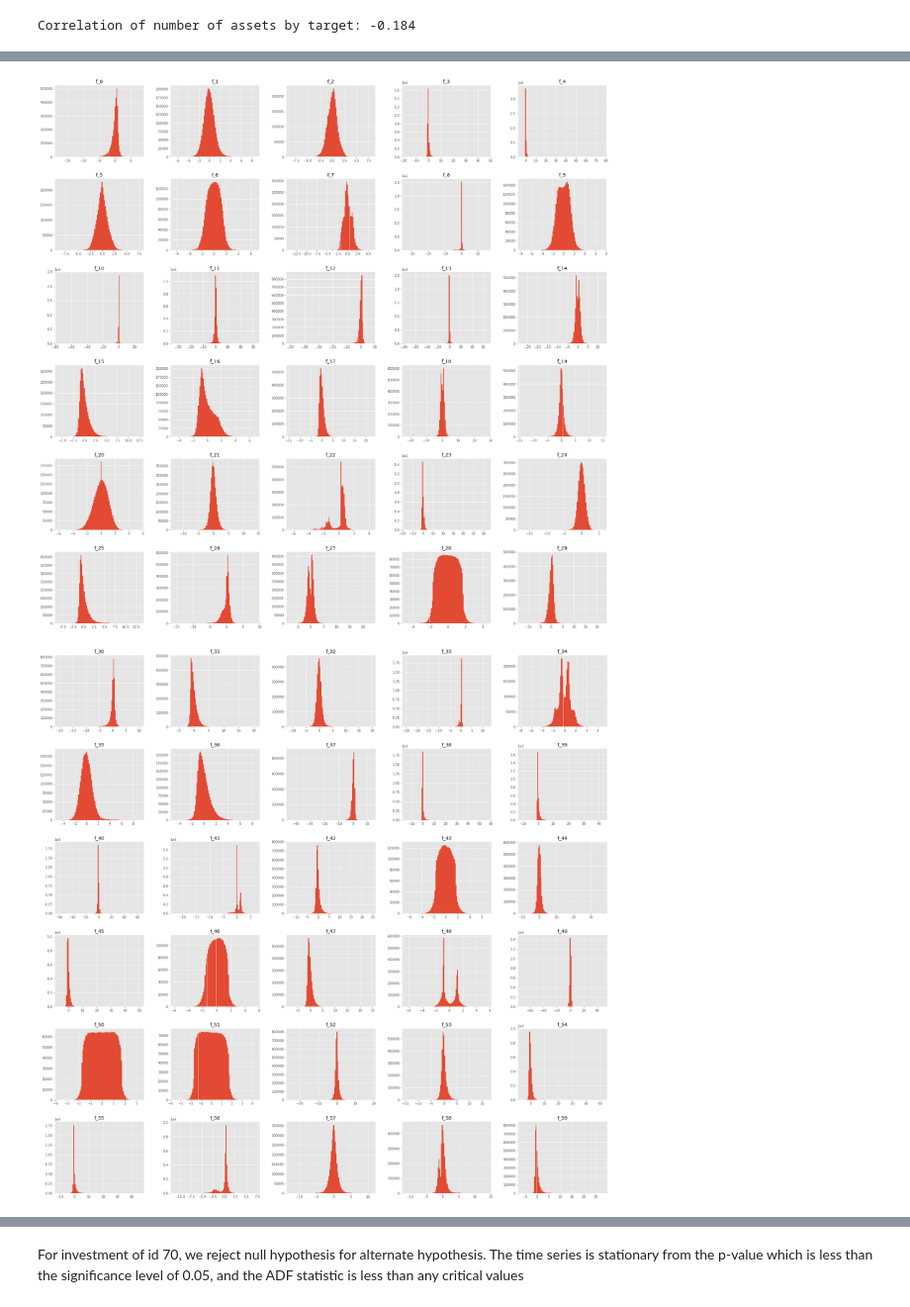
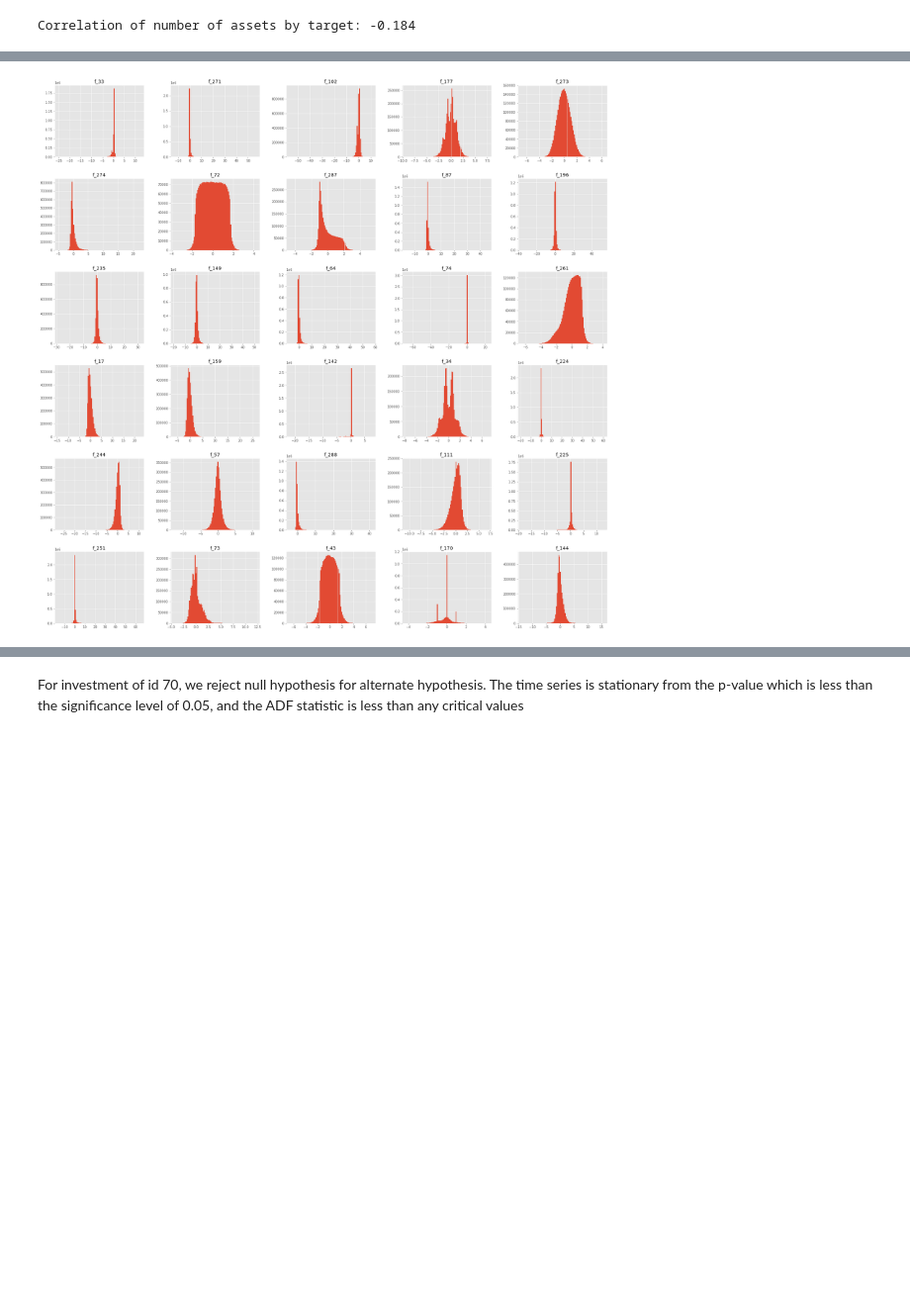
Before and after one commit to denniesbor/module2, a Jupyter notebook: eda-ubiquant-market-prediction.ipynb, the cells around one changed output, grey strips where cells are left out. Shown at 99% size. Drawn from its saved outputs; the diff is of its cells as text; code cells hidden in the pictures; blank space fills up the shorter version.

```diff
--- a/eda-ubiquant-market-prediction.ipynb
+++ b/eda-ubiquant-market-prediction.ipynb
@@ -285,19 +329,16 @@ plt.show()
 # %%
 def plot_hist():
-    '''Plot distribution of the features from f_0 to f_300
+    '''Plot distribution of the features extracted randomly
+    between 0 & 299
 
     '''
-    for i in range(0,10):
-        min_ = i*30
-        max_ = 30*(i+1)
 
-        columns = [f"f_{_}" for _ in range(min_,max_)]
-        train.hist(column = columns, bins = 100, figsize = (30,30))
-        plt.show()
+    columns = [f"f_{_}" for _ in np.random.choice(range(299), 30, replace=False)]
+    train.hist(column = columns, bins = 100, figsize = (30,30))
+    plt.show()
 
     return
 
 plot_hist()
 # %% [output]
-[figure, old version]
+[figure, new version]
-[figure, removed]
```
Also changed, not shown: parts of 53 cells of this notebook.
